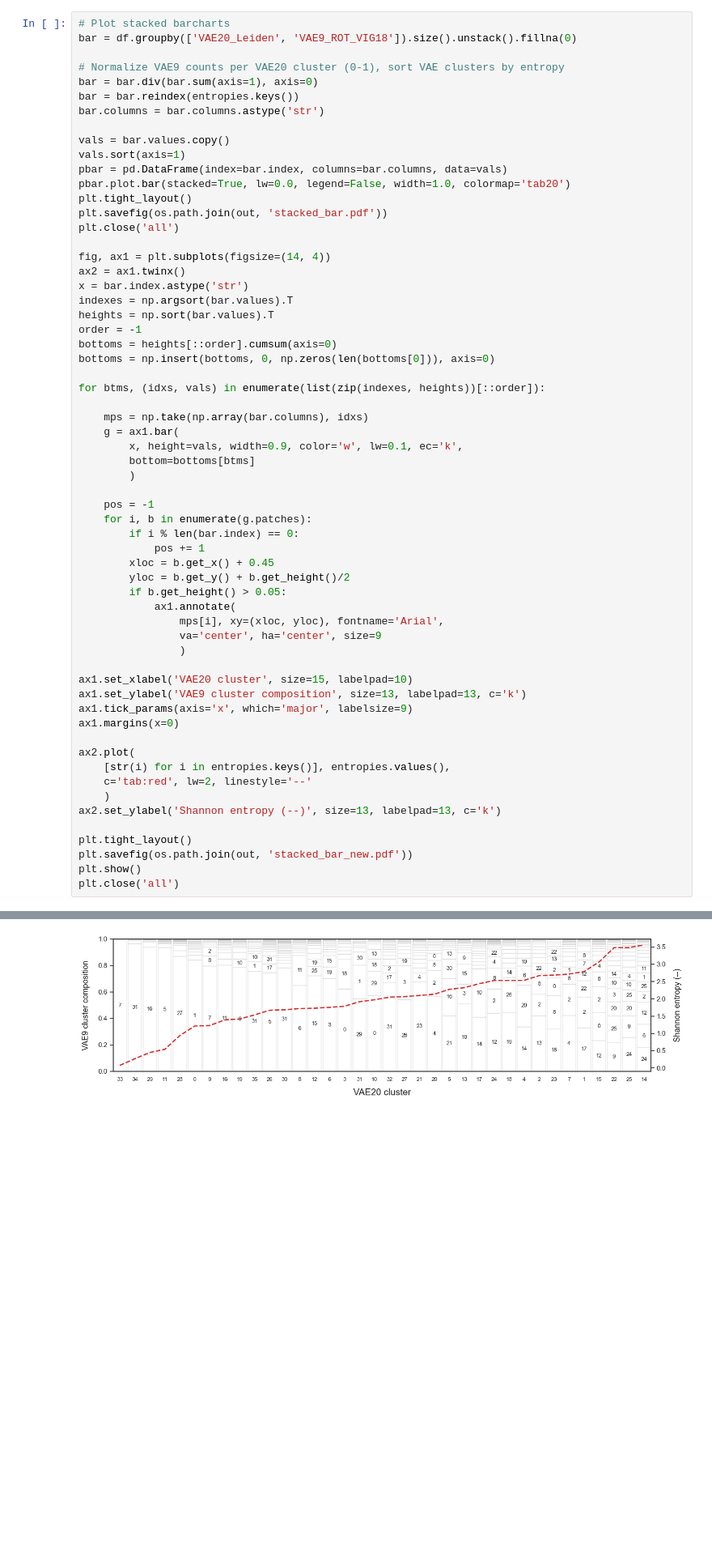
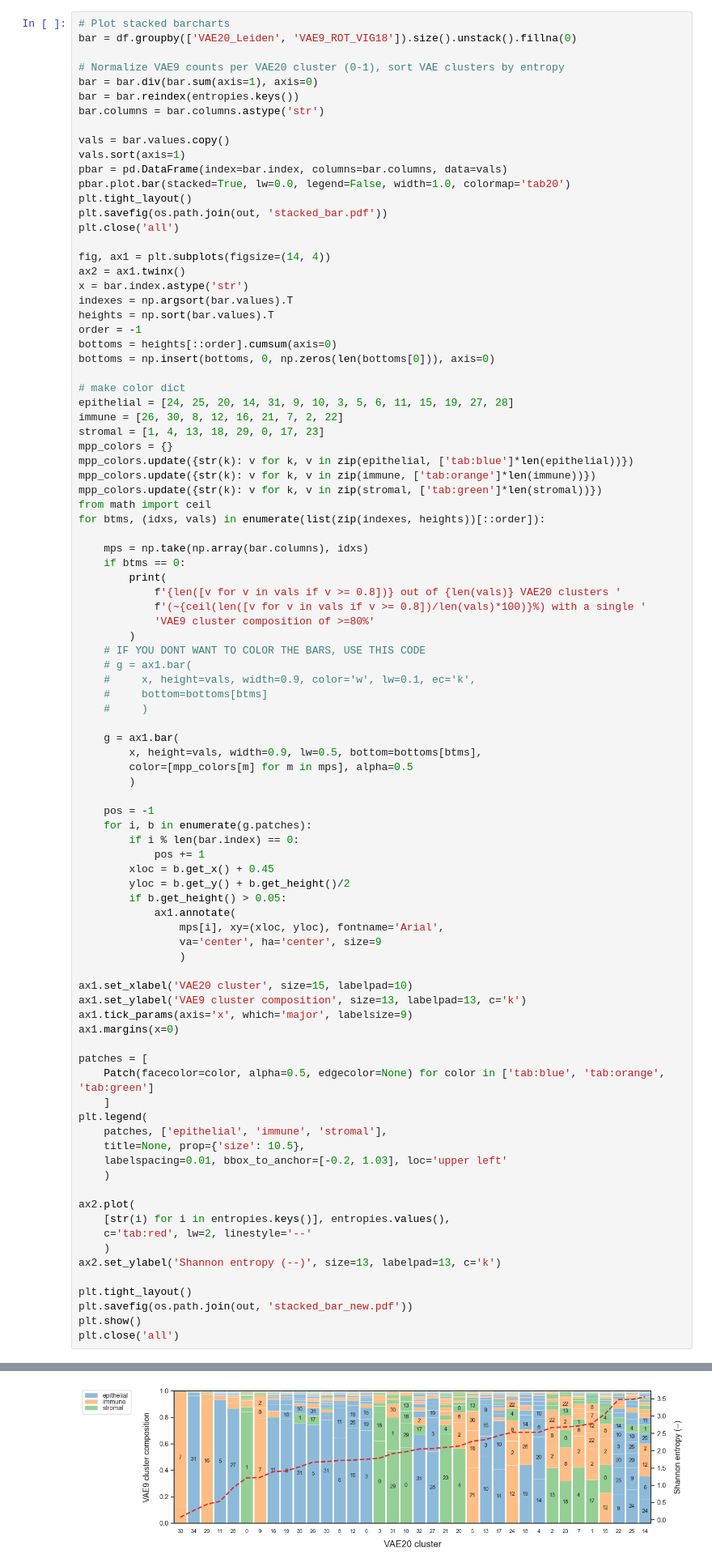
Before and after one commit to labsyspharm/vae-paper, a Jupyter notebook: src/VAE20_entropy_VAE9.ipynb, the cells around one changed output, grey strips where cells are left out. Shown: that part at 81% size. Cells and saved outputs as stored; diff of their text form; blank space fills up the shorter version.

```diff
--- a/src/VAE20_entropy_VAE9.ipynb
+++ b/src/VAE20_entropy_VAE9.ipynb
@@ -331,12 +332,33 @@ order = -1
 bottoms = heights[::order].cumsum(axis=0)
 bottoms = np.insert(bottoms, 0, np.zeros(len(bottoms[0])), axis=0)
 
+# make color dict
+epithelial = [24, 25, 20, 14, 31, 9, 10, 3, 5, 6, 11, 15, 19, 27, 28]
+immune = [26, 30, 8, 12, 16, 21, 7, 2, 22]
+stromal = [1, 4, 13, 18, 29, 0, 17, 23]
+mpp_colors = {}
+mpp_colors.update({str(k): v for k, v in zip(epithelial, ['tab:blue']*len(epithelial))})
+mpp_colors.update({str(k): v for k, v in zip(immune, ['tab:orange']*len(immune))})
+mpp_colors.update({str(k): v for k, v in zip(stromal, ['tab:green']*len(stromal))})
+from math import ceil
 for btms, (idxs, vals) in enumerate(list(zip(indexes, heights))[::order]):
 
     mps = np.take(np.array(bar.columns), idxs)
+    if btms == 0:
+        print(
+            f'{len([v for v in vals if v >= 0.8])} out of {len(vals)} VAE20 clusters '
+            f'(~{ceil(len([v for v in vals if v >= 0.8])/len(vals)*100)}%) with a single '
+            'VAE9 cluster composition of >=80%'
+        )
+    # IF YOU DONT WANT TO COLOR THE BARS, USE THIS CODE
+    # g = ax1.bar(
+    #     x, height=vals, width=0.9, color='w', lw=0.1, ec='k',
+    #     bottom=bottoms[btms]
+    #     )
+
     g = ax1.bar(
-        x, height=vals, width=0.9, color='w', lw=0.1, ec='k',
-        bottom=bottoms[btms]
+        x, height=vals, width=0.9, lw=0.5, bottom=bottoms[btms],
+        color=[mpp_colors[m] for m in mps], alpha=0.5
         )
 
     pos = -1
@@ -356,6 +378,15 @@ ax1.set_ylabel('VAE9 cluster composition', size=13, labelpad=13, c='k')
 ax1.tick_params(axis='x', which='major', labelsize=9)
 ax1.margins(x=0)
 
+patches = [
+    Patch(facecolor=color, alpha=0.5, edgecolor=None) for color in ['tab:blue', 'tab:orange', 'tab:green']
+    ]
+plt.legend(
+    patches, ['epithelial', 'immune', 'stromal'],
+    title=None, prop={'size': 10.5},
+    labelspacing=0.01, bbox_to_anchor=[-0.2, 1.03], loc='upper left'
+    )
+
 ax2.plot(
     [str(i) for i in entropies.keys()], entropies.values(),
     c='tab:red', lw=2, linestyle='--'
@@ -370 +402 @@ plt.close('all')
-[figure, old version]
+[figure, new version]
```
Also changed, not shown: parts of 5 cells of this notebook, 44 other files.
